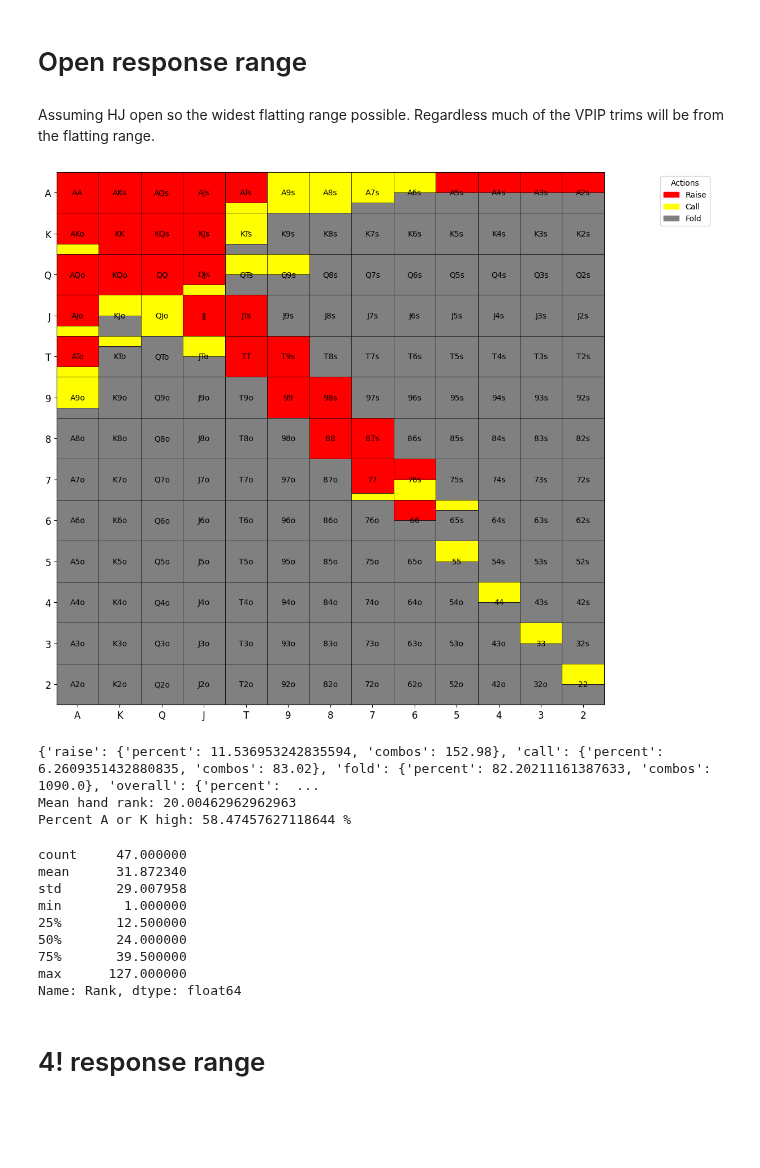
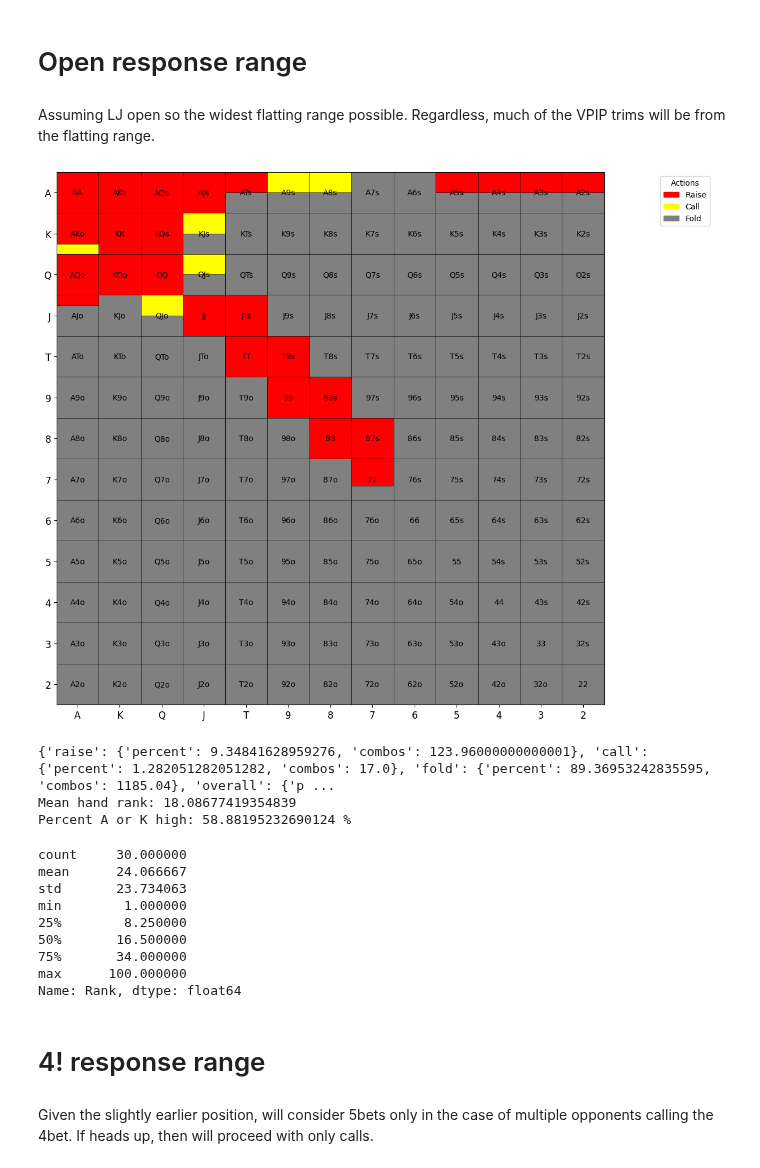
Before and after one commit to KunaalAgarwal/poker_analysis, a Jupyter notebook: src/hj_ranges.ipynb, the cells around one changed output. Cells and saved outputs as stored; diff of their text form; code cells hidden in the pictures; blank space fills up the shorter version.

Commit message:
implmented hj ranges

```diff
--- a/src/hj_ranges.ipynb
+++ b/src/hj_ranges.ipynb
@@ -245,7 +244,7 @@ Name: Rank, dtype: float64
 # %% [markdown]
 # Open response range
 # %% [markdown]
-Assuming HJ open so the widest flatting range possible. Regardless much of the VPIP trims will be from the flatting range.
+Assuming LJ open so the widest flatting range possible. Regardless, much of the VPIP trims will be from the flatting range.
 # %%
 open_response_range = {
     # Pairs
@@ -256,21 +255,21 @@ open_response_range = {
     "TT": {"raise": 1.0, "call": 0.0},
     "99": {"raise": 1.0, "call": 0.0},
     "88": {"raise": 1.0, "call": 0.0},
-    "77": {"raise": 0.83, "call": 0.17}, # lowering frequency on 77 and 66 slightly
-    "66": {"raise": 0.5, "call": 0.0},
-    "55": {"raise": 0.0, "call": 0.5}, # these low pocket pairs turn into folds quickly
-    "44": {"raise": 0.0, "call": 0.5},
-    "33": {"raise": 0.0, "call": 0.5},
-    "22": {"raise": 0.0, "call": 0.5},
+    "77": {"raise": 0.66, "call": 0.0}, # lowering frequency on 77 and 66 slightly
+    "66": {"raise": 0.0, "call": 0.0},
+    "55": {"raise": 0.0, "call": 0.0}, # these low pocket pairs turn into folds quickly
+    "44": {"raise": 0.0, "call": 0.0},
+    "33": {"raise": 0.0, "call": 0.0},
+    "22": {"raise": 0.0, "call": 0.0},
 
     "AKs": {"raise": 1.0, "call": 0.0},
     "AQs": {"raise": 1.0, "call": 0.0},
     "AJs": {"raise": 1.0, "call": 0.0},
-    "ATs": {"raise": 0.75, "call": 0.25},
-    "A9s": {"raise": 0.0, "call": 1.0},
-    "A8s": {"raise": 0.0, "call": 1.0},
-    "A7s": {"raise": 0.0, "call": 0.75},
-    "A6s": {"raise": 0.0, "call": 0.5}, # these middling aces turn into folds quickly
+    "ATs": {"raise": 0.5, "call": 0.0},
+    "A9s": {"raise": 0.0, "call": 0.5},
+    "A8s": {"raise": 0.0, "call": 0.5},
+    "A7s": {"raise": 0.0, "call": 0.0},
+    "A6s": {"raise": 0.0, "call": 0.0}, # these middling aces turn into folds quickly
     "A5s": {"raise": 0.5, "call": 0.0}, # 3bet bluffs
     "A4s": {"raise": 0.5, "call": 0.0},
     "A3s": {"raise": 0.5, "call": 0.0},
@@ -278,84 +277,86 @@ open_response_range = {
 
     "AKo": {"raise": 0.75, "call": 0.25}, # keep some combos to uncap the flatting range
     "AQo": {"raise": 1.0, "call": 0.0},
-    "AJo": {"raise": 0.75, "call": 0.25},
-    "ATo": {"raise": 0.75, "call": 0.25}, # probably weakest AXo to 3bet
-    "A9o": {"raise": 0.0, "call": 0.75},
+    "AJo": {"raise": 0.25, "call": 0.0},
+    "ATo": {"raise": 0.0, "call": 0.0},
+    "A9o": {"raise": 0.0, "call": 0.0},
     "A8o": {"raise": 0.0, "call": 0.0},
 
     "KQs": {"raise": 1.0, "call": 0.0},
-    "KJs": {"raise": 1.0, "call": 0.0},
-    "KTs": {"raise": 0.0, "call": 0.75},
+    "KJs": {"raise": 0.0, "call": 0.5},
+    "KTs": {"raise": 0.0, "call": 0.0},
     "K9s": {"raise": 0.0, "call": 0.0},
     "K8s": {"raise": 0.0, "call": 0.0},
 
     "KQo": {"raise": 1.0, "call": 0.0},
-    "KJo": {"raise": 0.0, "call": 0.5},
-    "KTo": {"raise": 0.0, "call": 0.25},
+    "KJo": {"raise": 0.0, "call": 0.0},
+    "KTo": {"raise": 0.0, "call": 0.0},
     "K9o": {"raise": 0.0, "call": 0.0},
 
-    "QJs": {"raise": .75, "call": 0.25},
-    "QTs": {"raise": 0.0, "call": 0.5},
-    "Q9s": {"raise": 0.0, "call": 0.5},
+    "QJs": {"raise": 0.0, "call": 0.5},
+    "QTs": {"raise": 0.0, "call": 0.0},
+    "Q9s": {"raise": 0.0, "call": 0.0},
 
-    "QJo": {"raise": 0.0, "call": 1.0},
+    "QJo": {"raise": 0.0, "call": 0.5},
     "QTo": {"raise": 0.0, "call": 0.0},
 
     "JTs": {"raise": 1.0, "call": 0.0},
     "J9s": {"raise": 0.0, "call": 0.0}, # j9 raise/fold, not good enough to call
 
-    "JTo": {"raise": 0.0, "call": 0.5},
+    "JTo": {"raise": 0.0, "call": 0.0},
     "J9o": {"raise": 0.0, "call": 0.0},
 
     "T9s": {"raise": 1.0, "call": 0.0}, # 3bet bluff
     "T8s": {"raise": 0.0, "call": 0.0}, # this will fold to earlier
 
     "98s": {"raise": 1.0, "call": 0.0}, # 3bet bluff
     "97s": {"raise": 0.0, "call": 0.0},
 
     "87s": {"raise": 1.0, "call": 0.0}, # 3bet bluff
     "86s": {"raise": 0.0, "call": 0.0},
 
-    "76s": {"raise": 0.5, "call": 0.5},
+    "76s": {"raise": 0.0, "call": 0.0},
     "75s": {"raise": 0.0, "call": 0.0},
 
-    "65s": {"raise": 0.0, "call": 0.25},
+    "65s": {"raise": 0.0, "call": 0.0},
 
     "54s": {"raise": 0.0, "call": 0.0},
 
     "43s": {"raise": 0.0, "call": 0.0},
 
     "32s": {"raise": 0.0, "call": 0.0},
 }
 
 # Visualize the range
-open_response = range_construction.generate_range(open_response_range, '../co_ranges/co_open_response')
+open_response = range_construction.generate_range(open_response_range, '../hj_ranges/hj_open_response')
 open_response_distribution = range_construction.range_hand_distribution(open_response_range)
 open_response_percent_by_actions = range_construction.range_percent_by_all_actions(open_response_range)
 open_response_mean_hand_rank = range_construction.average_range_rank(open_response_range)
 
 print(open_response_percent_by_actions)
 print(f'Mean hand rank: {open_response_mean_hand_rank}')
 print(f'Percent A or K high: {range_construction.percent_range_high_card(open_response_range)} %')
 
-open_response_distribution[1].to_csv('../co_ranges/co_open_response_distribution.csv')
+open_response_distribution[1].to_csv('../hj_ranges/hj_open_response_distribution.csv')
 open_response_distribution[0]
 # %% [output]
-[figure, old version]
+[figure, new version]
-{'raise': {'percent': 11.536953242835594, 'combos': 152.98}, 'call': {'percent': 6.2609351432880835, 'combos': 83.02}, 'fold': {'percent': 82.20211161387633, 'combos': 1090.0}, 'overall': {'percent':  ...
-Mean hand rank: 20.00462962962963
-Percent A or K high: 58.47457627118644 %
+{'raise': {'percent': 9.34841628959276, 'combos': 123.96000000000001}, 'call': {'percent': 1.282051282051282, 'combos': 17.0}, 'fold': {'percent': 89.36953242835595, 'combos': 1185.04}, 'overall': {'p ...
+Mean hand rank: 18.08677419354839
+Percent A or K high: 58.88195232690124 %
-count     47.000000
-mean      31.872340
-std       29.007958
+count     30.000000
+mean      24.066667
+std       23.734063
 min        1.000000
-25%       12.500000
-50%       24.000000
-75%       39.500000
-max      127.000000
+25%        8.250000
+50%       16.500000
+75%       34.000000
+max      100.000000
 Name: Rank, dtype: float64
 # %% [markdown]
 # 4! response range
+# %% [markdown]
+Given the slightly earlier position, will consider 5bets only in the case of multiple opponents calling the 4bet. If heads up, then will proceed with only calls.
 # %%
 response_4bet_range = {
     # Pairs
```
Also changed, not shown: parts of 5 cells of this notebook, 10 other files.
